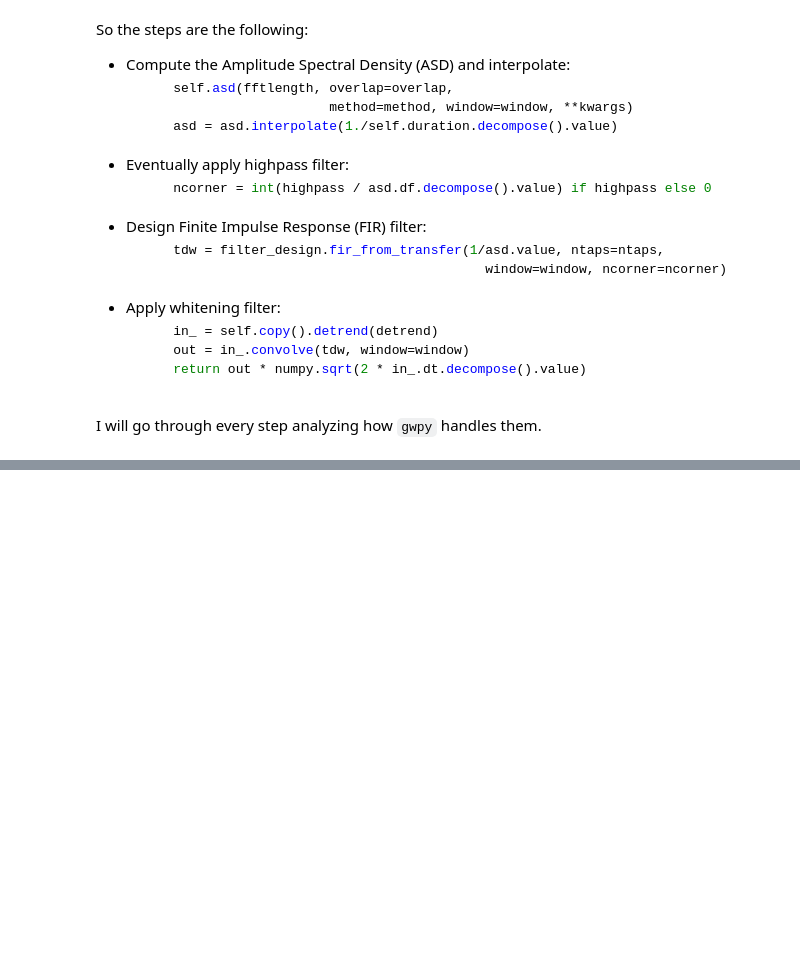
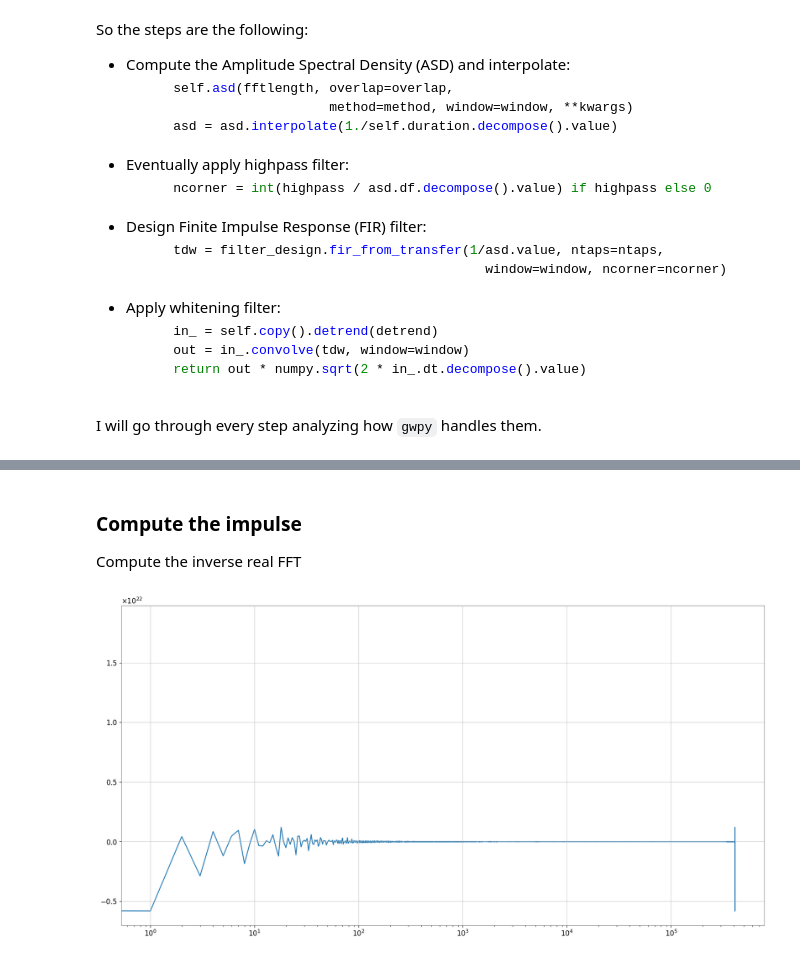
Before and after one commit to Unoaccaso/pyburst, a Jupyter notebook: jupyter/whitening.ipynb, the cells around one changed output, grey strips where cells are left out. Saved outputs shown, nothing was run; the diff lists cells and outputs as text; code cells hidden in the pictures; blank space fills up the shorter version.

```diff
--- a/jupyter/whitening.ipynb
+++ b/jupyter/whitening.ipynb
@@ -108,0 +435,14 @@ I will go through every step analyzing how `gwpy` handles them.
+# %% [markdown]
+### Compute the impulse
+
+Compute the inverse real FFT
+# %%
+impulse = numpy.fft.irfft(truncate_n_smooth(1 / interp_fft))
+
+
+# visualization
+plt.figure(figsize=(20, 10))
+plt.semilogx(impulse)
+plt.show()
+# %% [output]
+[figure, added]
```
Also changed, not shown: parts of 30 cells of this notebook, 3 other files.
